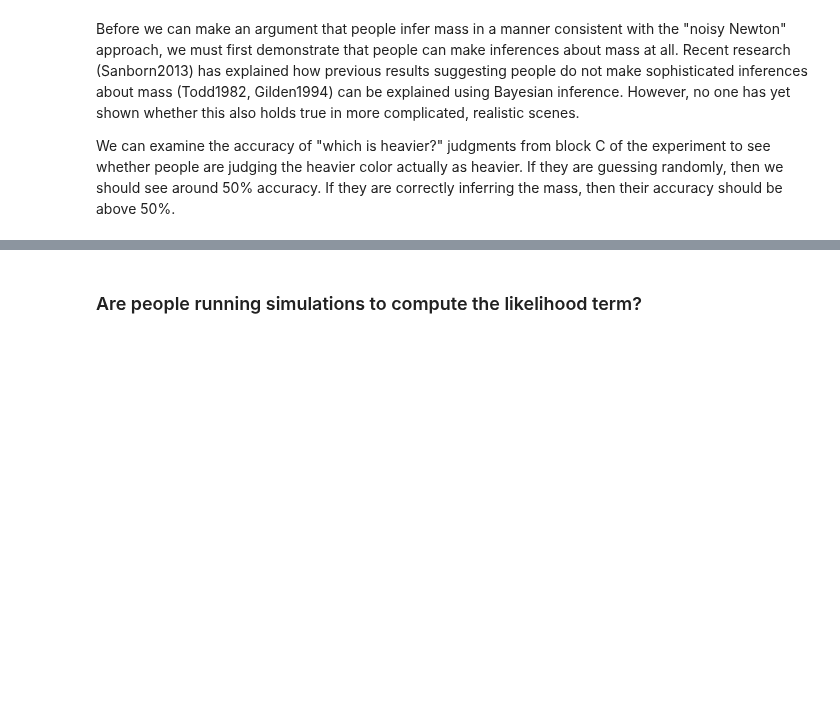
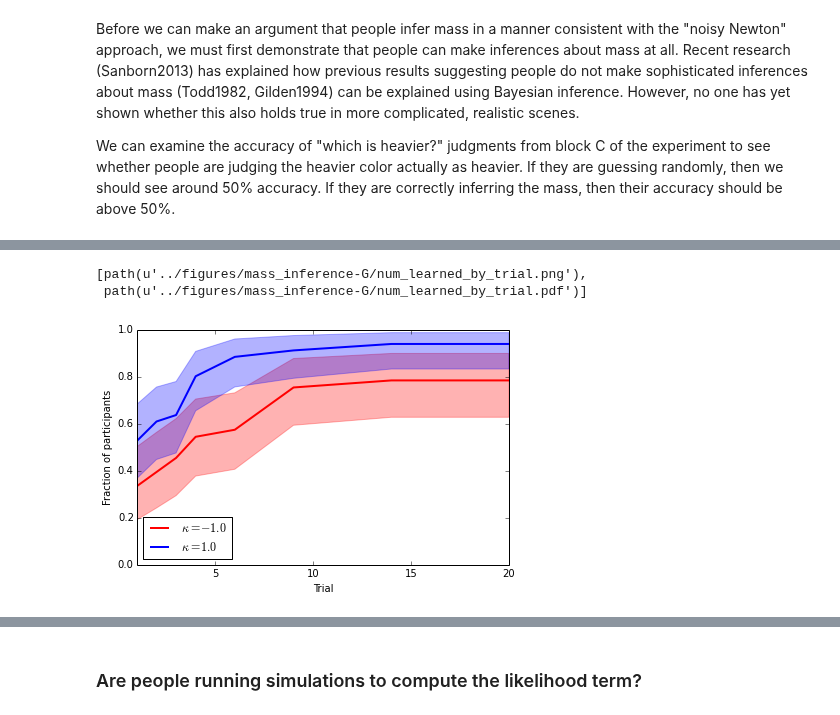
Before and after one commit to berkeley-cocosci/mass-inference, a Jupyter notebook: analysis/analysis.ipynb, the cells around one changed output, grey strips where cells are left out. Drawn from its saved outputs; the diff is of its cells as text; code cells hidden in the pictures; blank space fills up the shorter version.

```diff
--- a/analysis/analysis.ipynb
+++ b/analysis/analysis.ipynb
@@ -152,0 +165,10 @@ path(u'../results/mass_responses.csv')
+# %%
+# run the analyses necessary to generate the plot
+analyses.switchpoint.run(data, results_path, seed)
+analyses.num_learned_by_trial.run(data, results_path, seed)
+# create the plot
+plots.num_learned_by_trial.plot(results_path, fig_path)
+# %% [output]
+[path(u'../figures/mass_inference-G/num_learned_by_trial.png'),
+ path(u'../figures/mass_inference-G/num_learned_by_trial.pdf')]
+[figure, added]
```
Also changed, not shown: parts of 10 cells of this notebook.
